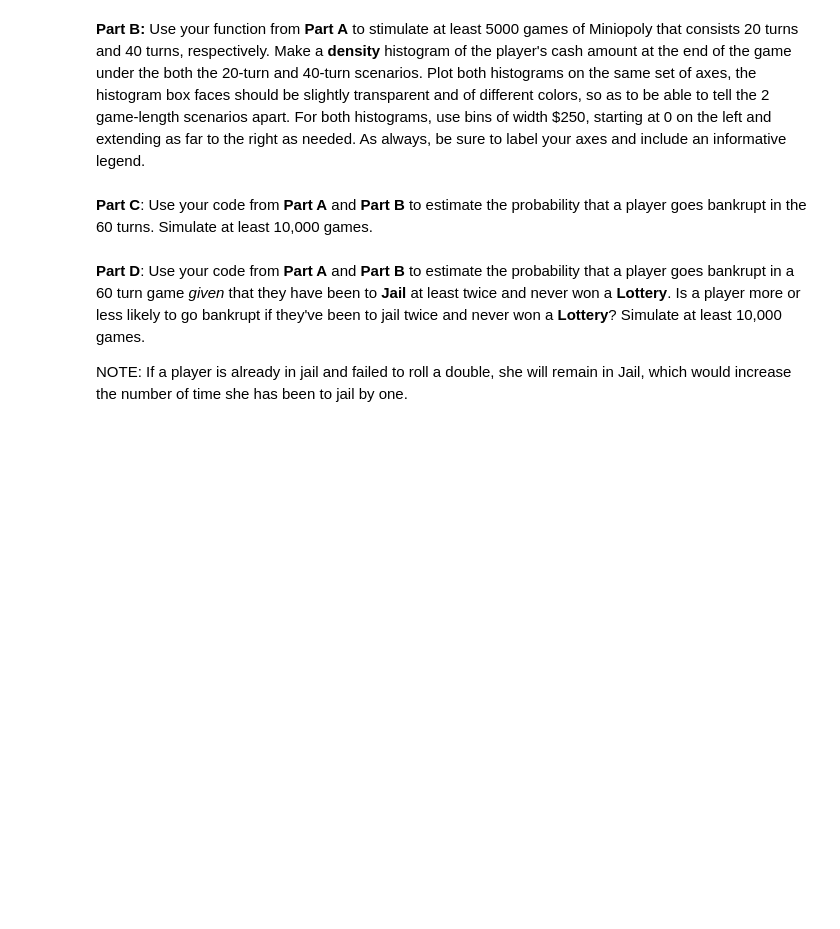
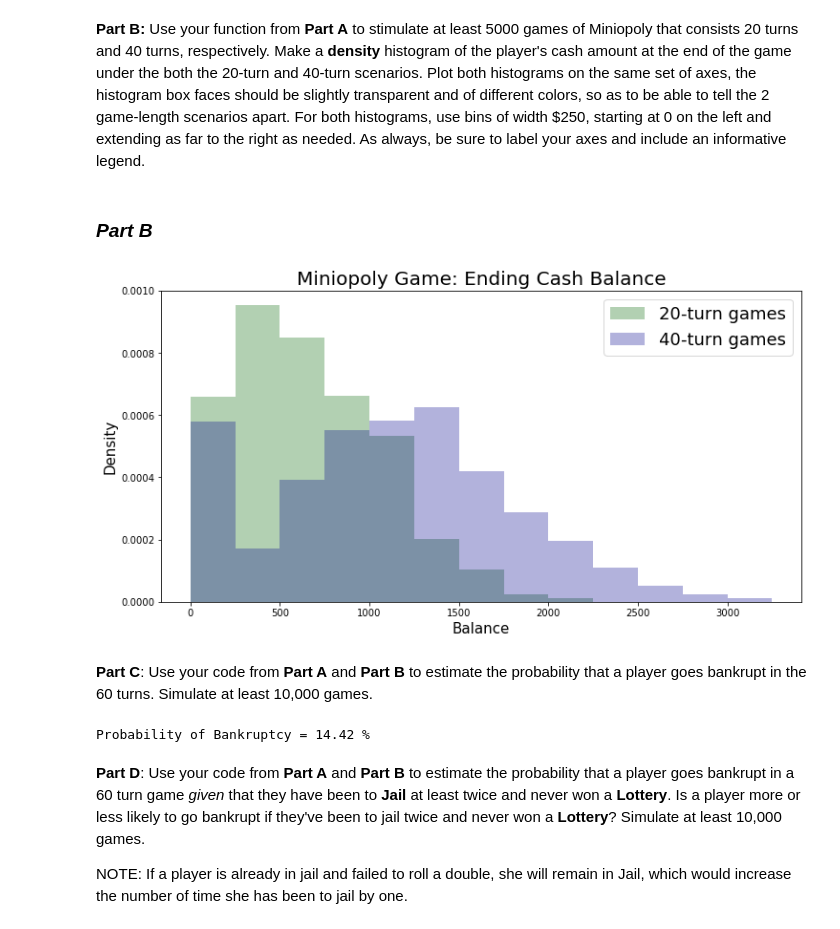
Before and after one commit to griff613/Data-Science, a Jupyter notebook: Assignments/Homework2/HW2.ipynb, the cells around one changed output. Saved outputs shown, nothing was run; the diff lists cells and outputs as text; code cells hidden in the pictures; blank space fills up the shorter version.

```diff
--- a/Assignments/Homework2/HW2.ipynb
+++ b/Assignments/Homework2/HW2.ipynb
@@ -228,2 +609,20 @@ def miniopoly_turn(state, cash, bonus=500):
+# %% [markdown]
+### ***Part B***
+# %%
+# Simulations of 20 and 40 games
+gameData20 = simulate_miniopoly(5000, 20, 'B')
+gameData40 = simulate_miniopoly(5000, 40, 'B')
+
+# Histogram
+fig, ax = plt.subplots(figsize=(12,6))
+my_bins = range(0, 3500, 250)
+plt.hist(gameData20, density = True, color = 'darkgreen',alpha=0.3, bins = my_bins, label='20-turn games')
+plt.hist(gameData40, density = True, color = 'darkblue',alpha=0.3, bins = my_bins, label='40-turn games')
+ax.set_title("Miniopoly Game: Ending Cash Balance",fontsize=20)
+ax.set_xlabel("Balance",fontsize=15)
+ax.set_ylabel("Density",fontsize = 15)
+legend = ax.legend(prop={'size' : 18})
+# %% [output]
+[figure, added]
 # %% [markdown]
 **Part C**: Use your code from **Part A** and **Part B** to estimate the probability that a player goes bankrupt in the 60 turns. Simulate at least 10,000 games.
@@ -232,3 +629,9 @@ def miniopoly_turn(state, cash, bonus=500):
+# %%
+br = simulate_miniopoly(10000,60,'C')
+brProb = (br/10000)*100
+print("Probability of Bankruptcy =", brProb, "%")
+# %% [output]
+Probability of Bankruptcy = 14.42 %
 # %% [markdown]
 **Part D**:  Use your code from **Part A** and **Part B** to estimate the probability that a player goes bankrupt in a 60 turn game  _given_ that they have been to **Jail** at least twice and never won a **Lottery**.  Is a player more or less likely to go bankrupt if they've been to jail twice and never won a **Lottery**? Simulate at least 10,000 games.
 
```
Also changed, not shown: parts of 54 cells of this notebook, 17 other files.
